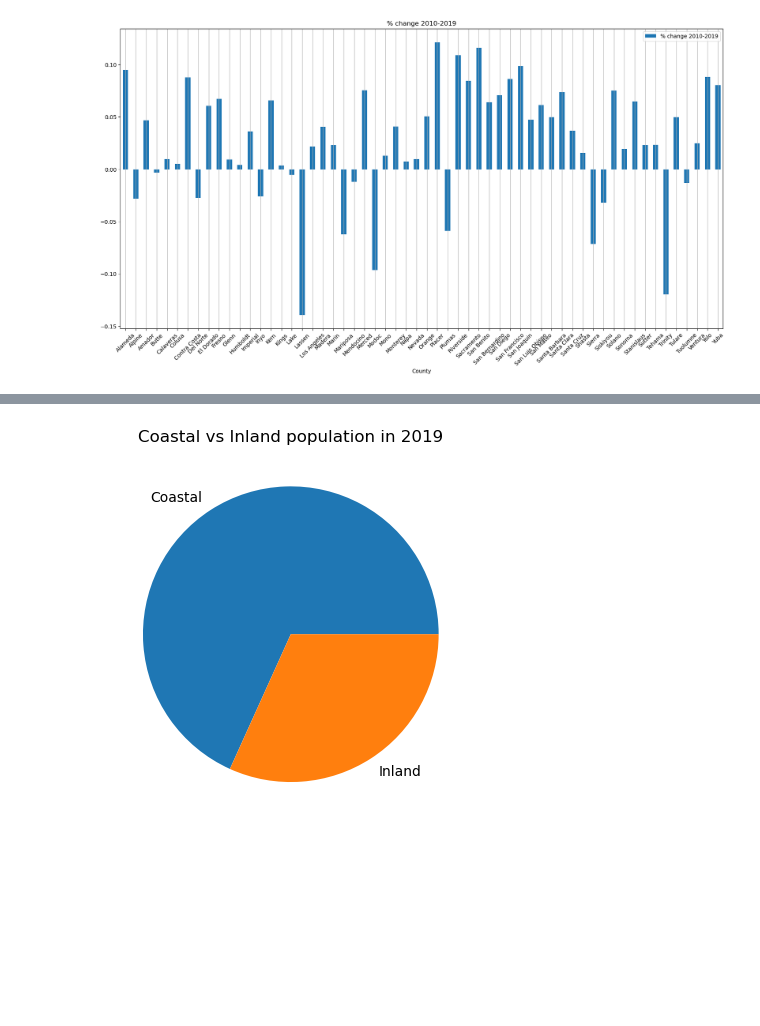
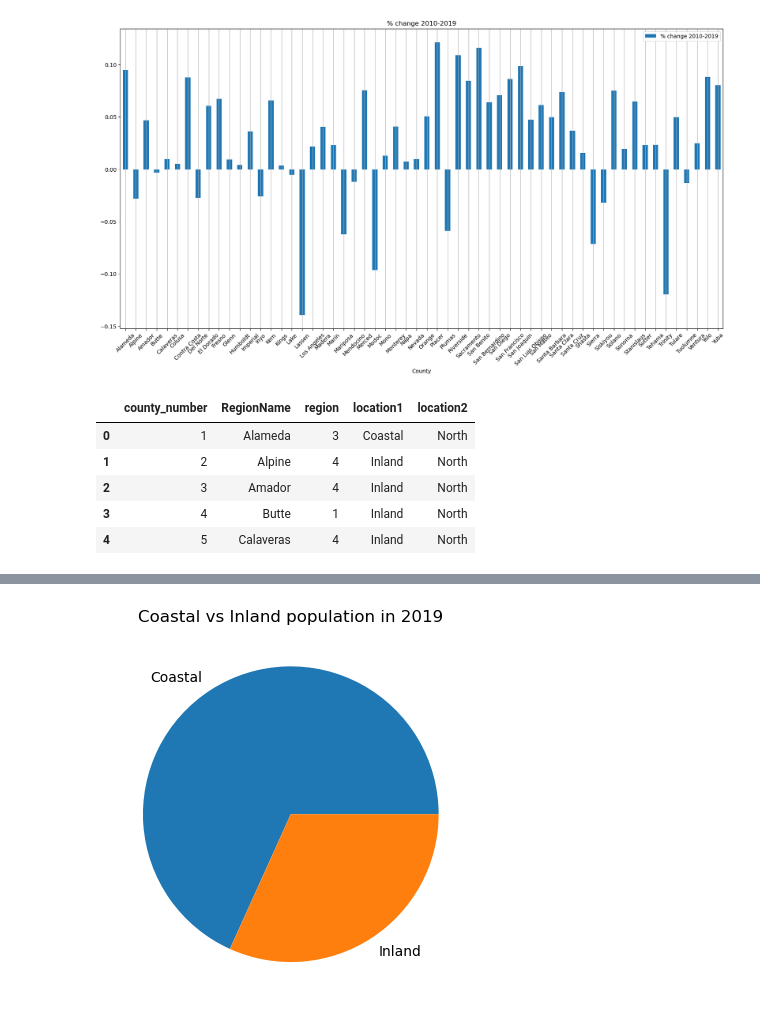
Before and after one commit to davidixonn/CaliforniaDreaming, a Jupyter notebook: general_population.ipynb, the cells around one changed output, grey strips where cells are left out. Saved outputs shown, nothing was run; the diff lists cells and outputs as text; code cells hidden in the pictures; blank space fills up the shorter version.

```diff
--- a/general_population.ipynb
+++ b/general_population.ipynb
@@ -135,4 +135,13 @@ plt.savefig('percent_change_population', format='png')
 # %% [output]
 [figure]
+# %%
+county_list1.head()
+# %% [output]
+|  | county_number | RegionName | region | location1 | location2 |
+| 0 | 1 | Alameda | 3 | Coastal | North |
+| 1 | 2 | Alpine | 4 | Inland | North |
+| 2 | 3 | Amador | 4 | Inland | North |
+| 3 | 4 | Butte | 1 | Inland | North |
+| 4 | 5 | Calaveras | 4 | Inland | North |
 # %%
 #county_populationv3 = county_populationv3.set_index('County')
```
Also changed, not shown: parts of 8 cells of this notebook.
